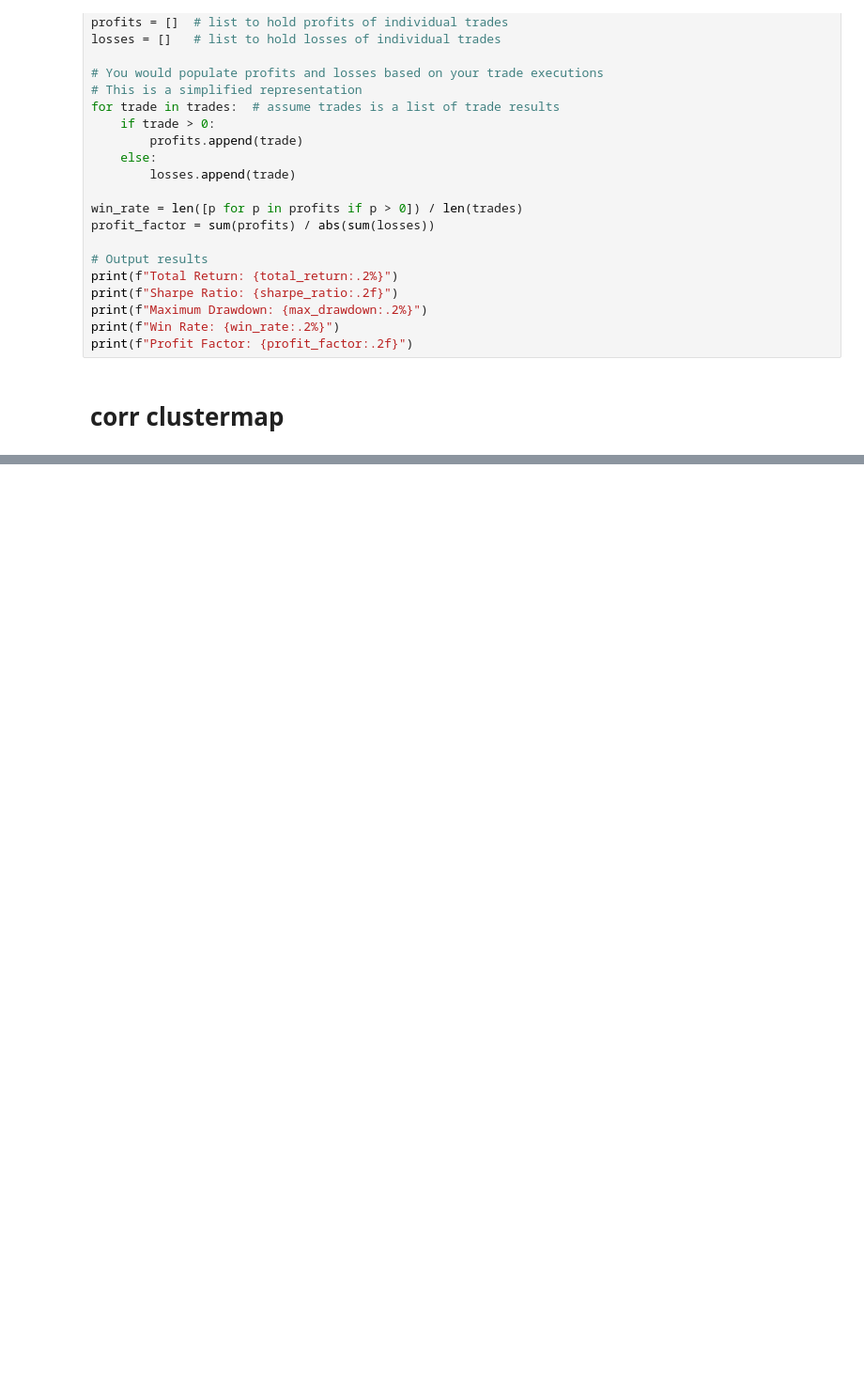
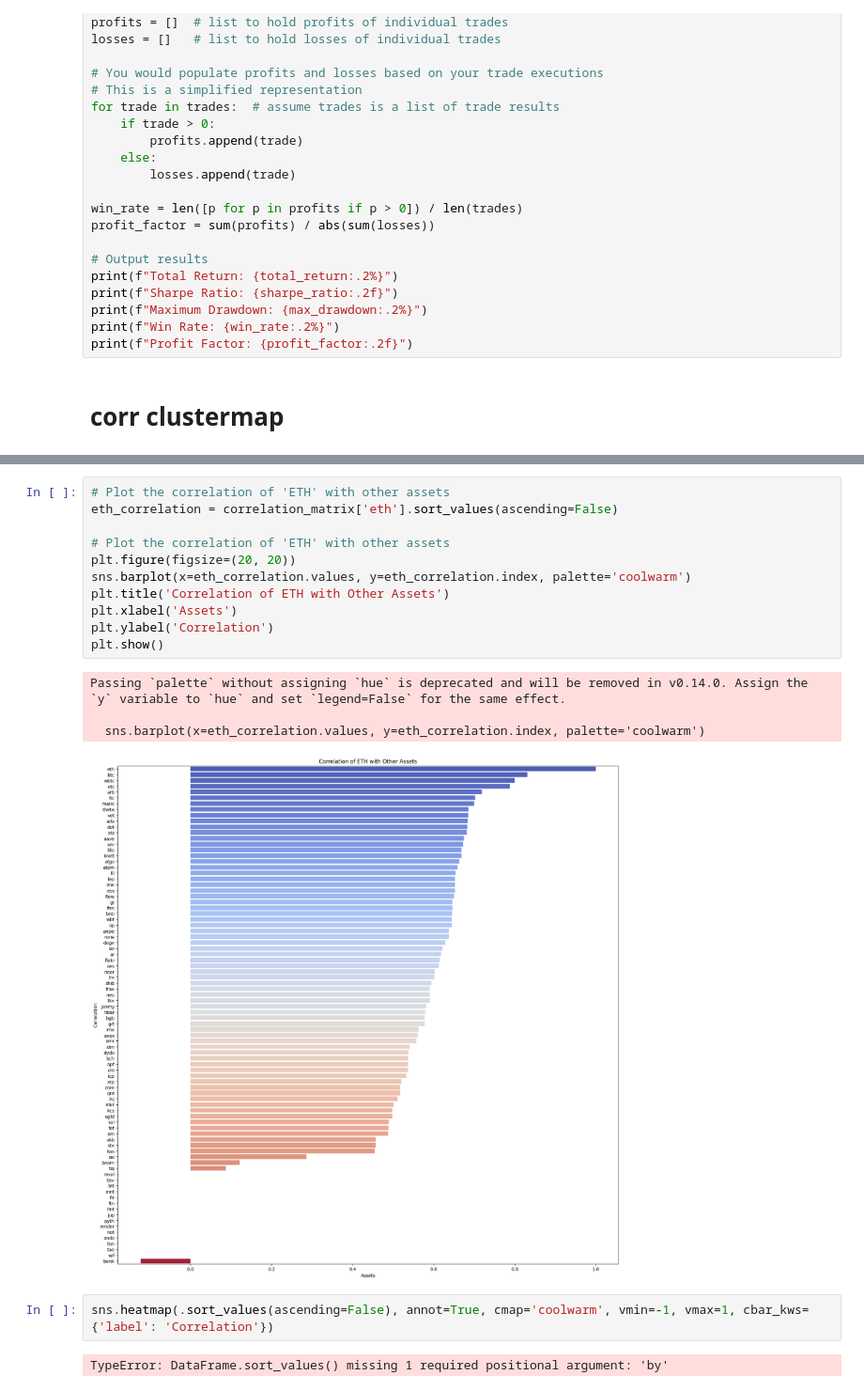
Before and after one commit to ichsanulamal/notes, a Jupyter notebook: finance/AI for Trading - Udacity/Projects/test.ipynb, the cells around one changed output, grey strips where cells are left out. Shown at 94% size. Saved outputs shown, nothing was run; the diff lists cells and outputs as text; blank space fills up the shorter version.

```diff
--- a/finance/AI for Trading - Udacity/Projects/test.ipynb
+++ b/finance/AI for Trading - Udacity/Projects/test.ipynb
@@ -457 +491,21 @@ print(f"Profit Factor: {profit_factor:.2f}")
+# %%
+# Plot the correlation of 'ETH' with other assets
+eth_correlation = correlation_matrix['eth'].sort_values(ascending=False)
+
+# Plot the correlation of 'ETH' with other assets
+plt.figure(figsize=(20, 20))
+sns.barplot(x=eth_correlation.values, y=eth_correlation.index, palette='coolwarm')
+plt.title('Correlation of ETH with Other Assets')
+plt.xlabel('Assets')
+plt.ylabel('Correlation')
+plt.show()
+# %% [output]
+Passing `palette` without assigning `hue` is deprecated and will be removed in v0.14.0. Assign the `y` variable to `hue` and set `legend=False` for the same effect.
+
+  sns.barplot(x=eth_correlation.values, y=eth_correlation.index, palette='coolwarm')
+[figure, added]
+# %%
+sns.heatmap(.sort_values(ascending=False), annot=True, cmap='coolwarm', vmin=-1, vmax=1, cbar_kws={'label': 'Correlation'})
+# %% [output]
+TypeError: DataFrame.sort_values() missing 1 required positional argument: 'by'
 # %%
```
Also changed, not shown: parts of 4 cells of this notebook, 1 other file.
